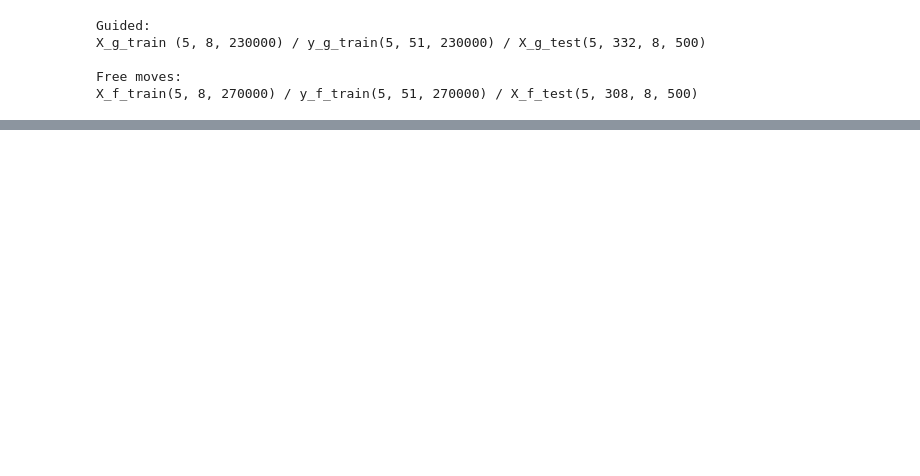
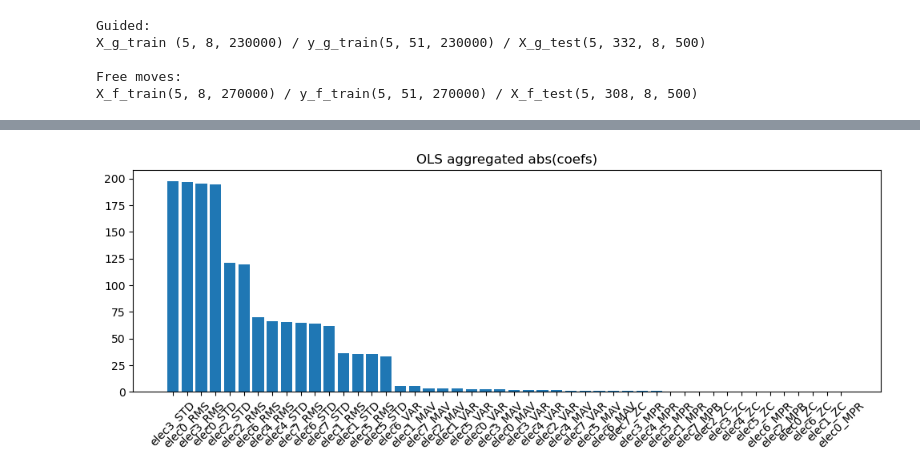
Before and after one commit to KhalilMehalli/Project-SFML, a Jupyter notebook: project.ipynb, the cells around one changed output, grey strips where cells are left out. Drawn from its saved outputs; the diff is of its cells as text; code cells hidden in the pictures; blank space fills up the shorter version.

```diff
--- a/project.ipynb
+++ b/project.ipynb
@@ -238,0 +115,7 @@ X_g_train_wdw_flat(4595, 4000) / y_g_train_wdw_flat(4595, 51)
+# %%
+X_g_train_wdw = FeatureWindowAugment().transform(X_g_train)
+y_g_train_wdw = WindowTargetExtractor().transform(y_g_train)
+
+print("Guided windowed:")
+print(f"X_g_train_wdw {X_g_train_wdw.shape} / X_g_test {X_g_test.shape}")
+print(f"y_g_train_wdw{y_g_train_wdw.shape}")
@@ -238,0 +203,7 @@ X_g_train_wdw_flat(4595, 4000) / y_g_train_wdw_flat(4595, 51)
+# %%
+X_g_train_preproc = FeatureExtractor().transform(X_g_train_wdw)
+y_g_train_preproc = TargetFlattener().transform(y_g_train_wdw)
+
+print("Guided preprocessed:")
+print(f"X_g_train_preproc {X_g_train_preproc.shape}")
+print(f"y_g_train_preproc{y_g_train_preproc.shape}")
@@ -287,0 +348,18 @@ SyntaxError: invalid syntax (4041499946.py, line 11)
+# %%
+# OLS
+ols_reg = LinearRegression(n_jobs=-1)
+ols_reg_pipe = make_pipeline(StandardScaler(), ols_reg)
+ols_reg_pipe.fit(X_g_train_preproc, y_g_train_preproc)
+
+aggr_coef = np.mean(np.abs(ols_reg.coef_), axis=0) # average on columns
+ols_sorted_idx = np.argsort(aggr_coef)[::-1] # descending order
+column_names = X_g_train_preproc.columns
+
+plt.figure(figsize=(10, 4))
+plt.bar(range(len(aggr_coef)), aggr_coef[ols_sorted_idx], align='center')
+plt.xticks(range(len(aggr_coef)), column_names[ols_sorted_idx], rotation=45)
+plt.title("OLS aggregated abs(coefs)")
+plt.tight_layout()
+plt.show()
+# %% [output]
+[figure, added]
```
Also changed, not shown: parts of 44 cells of this notebook, 1 other file.
